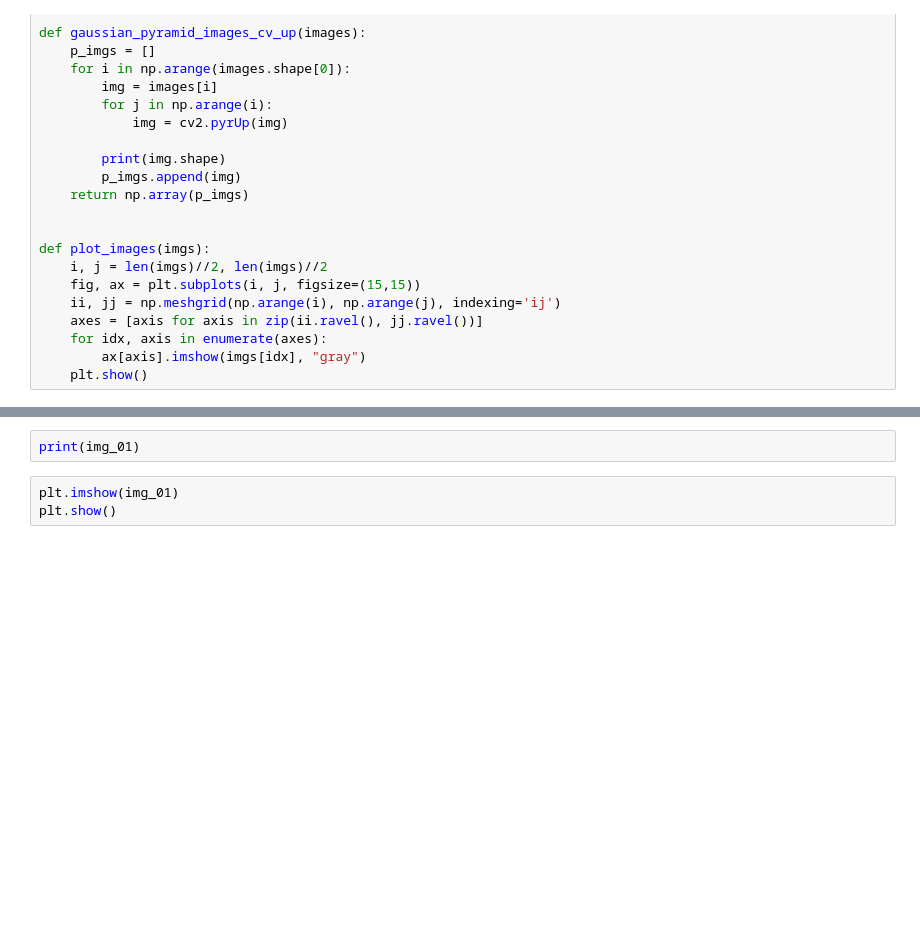
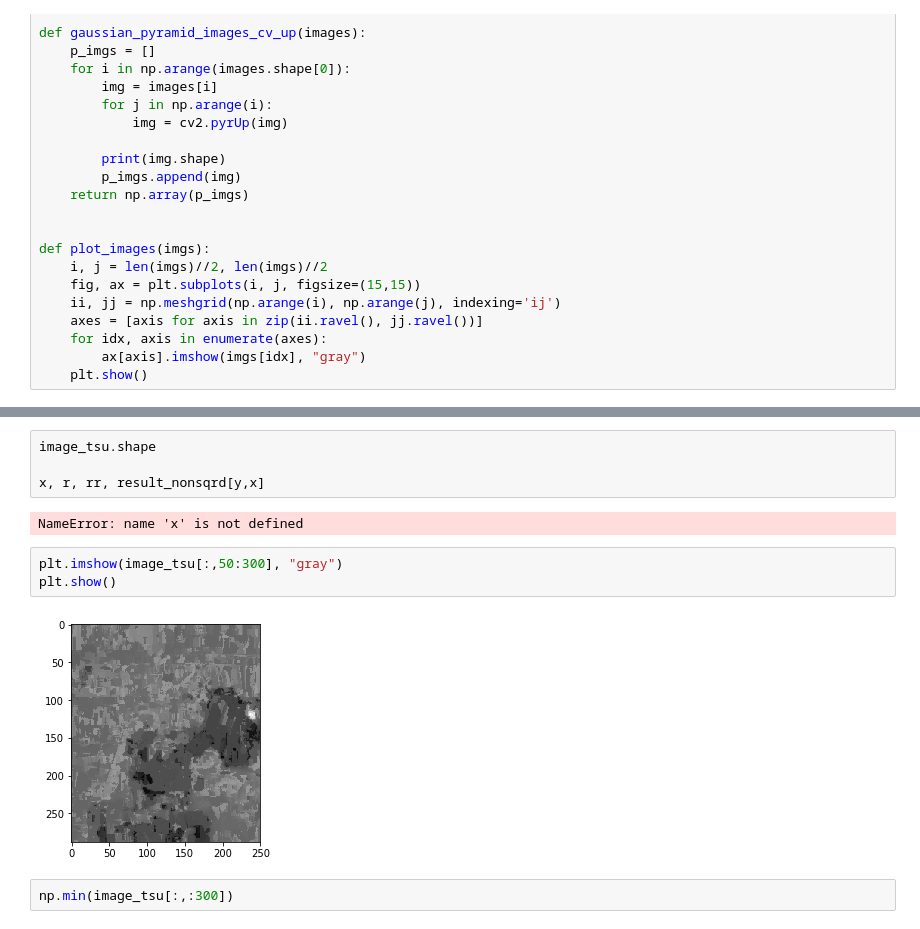
Before and after one commit to l3th0n/VIP_A3, a Jupyter notebook: A3 Full script as notebook.ipynb, the cells around one changed output, grey strips where cells are left out. Cells and saved outputs as stored; diff of their text form; blank space fills up the shorter version.

```diff
--- a/A3 Full script as notebook.ipynb
+++ b/A3 Full script as notebook.ipynb
@@ -357,5 +708,13 @@ error: /Users/travis/build/skvark/opencv-python/opencv/modules/imgproc/src/color
-# %%
-print(img_01)
+# %%
+image_tsu.shape
+
+x, r, rr, result_nonsqrd[y,x]
+# %% [output]
+NameError: name 'x' is not defined
 # %%
-plt.imshow(img_01)
+plt.imshow(image_tsu[:,50:300], "gray")
 plt.show()
+# %% [output]
+[figure, added]
+# %%
+np.min(image_tsu[:,:300])
```
Also changed, not shown: parts of 4 cells of this notebook.
